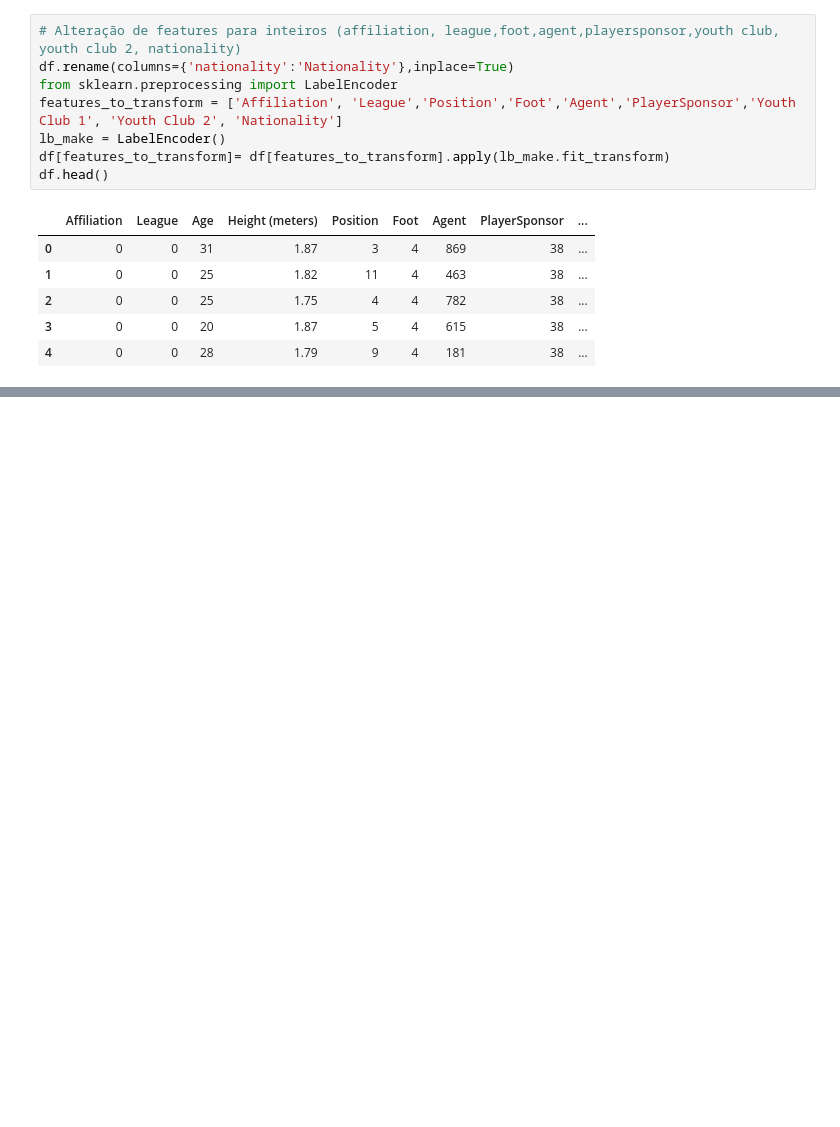
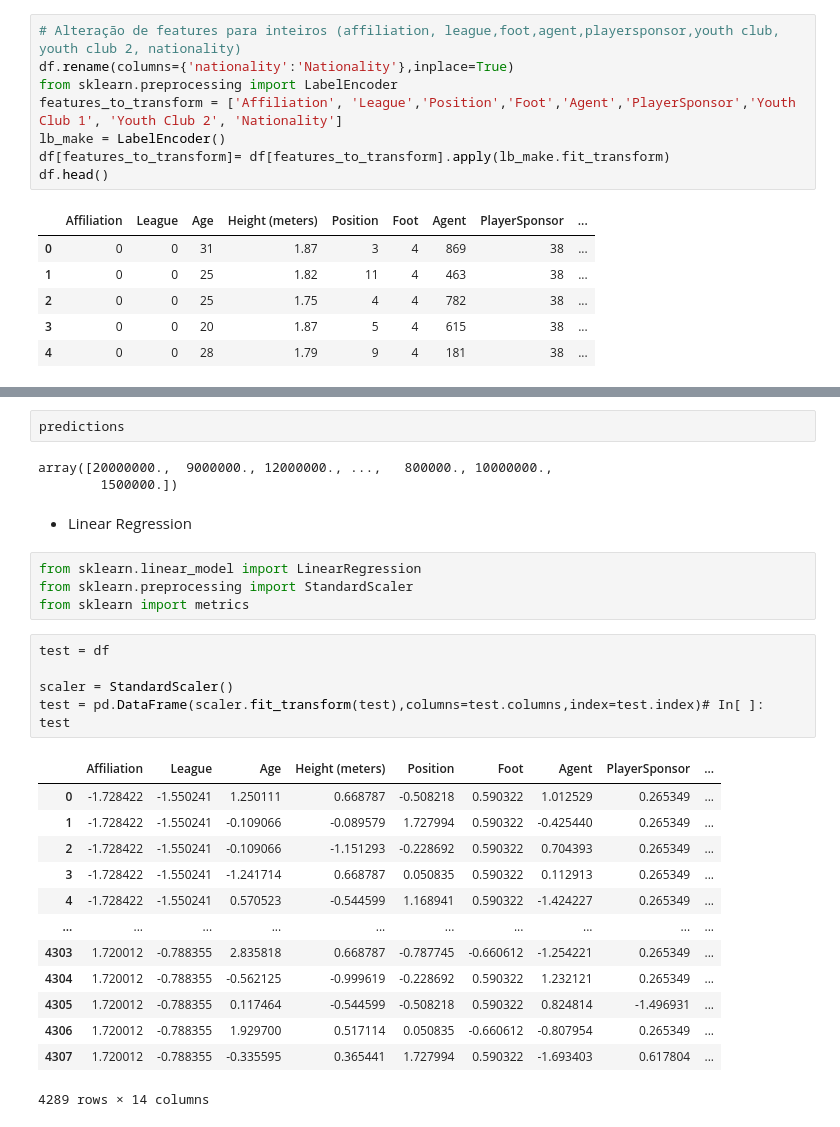
Before and after one commit to simaocunha71/machine_learning-daa, a Jupyter notebook: tarefa_grupo.ipynb, the cells around one changed output, grey strips where cells are left out. Saved outputs shown, nothing was run; the diff lists cells and outputs as text; blank space fills up the shorter version.

```diff
--- a/tarefa_grupo.ipynb
+++ b/tarefa_grupo.ipynb
@@ -250,0 +348,31 @@ df.head()
+# %%
+predictions
+# %% [output]
+array([20000000.,  9000000., 12000000., ...,   800000., 10000000.,
+        1500000.])
+# %% [markdown]
+* Linear Regression
+# %%
+from sklearn.linear_model import LinearRegression
+from sklearn.preprocessing import StandardScaler
+from sklearn import metrics
+# %%
+test = df
+
+scaler = StandardScaler()
+test = pd.DataFrame(scaler.fit_transform(test),columns=test.columns,index=test.index)# In[ ]:
+test
+# %% [output]
+|  | Affiliation | League | Age | Height (meters) | Position | Foot | Agent | PlayerSponsor | ... |
+| 0 | -1.728422 | -1.550241 | 1.250111 | 0.668787 | -0.508218 | 0.590322 | 1.012529 | 0.265349 | ... |
+| 1 | -1.728422 | -1.550241 | -0.109066 | -0.089579 | 1.727994 | 0.590322 | -0.425440 | 0.265349 | ... |
+| 2 | -1.728422 | -1.550241 | -0.109066 | -1.151293 | -0.228692 | 0.590322 | 0.704393 | 0.265349 | ... |
+| 3 | -1.728422 | -1.550241 | -1.241714 | 0.668787 | 0.050835 | 0.590322 | 0.112913 | 0.265349 | ... |
+| 4 | -1.728422 | -1.550241 | 0.570523 | -0.544599 | 1.168941 | 0.590322 | -1.424227 | 0.265349 | ... |
+| ... | ... | ... | ... | ... | ... | ... | ... | ... | ... |
+| 4303 | 1.720012 | -0.788355 | 2.835818 | 0.668787 | -0.787745 | -0.660612 | -1.254221 | 0.265349 | ... |
+| 4304 | 1.720012 | -0.788355 | -0.562125 | -0.999619 | -0.228692 | 0.590322 | 1.232121 | 0.265349 | ... |
+| 4305 | 1.720012 | -0.788355 | 0.117464 | -0.544599 | -0.508218 | 0.590322 | 0.824814 | -1.496931 | ... |
+| 4306 | 1.720012 | -0.788355 | 1.929700 | 0.517114 | 0.050835 | -0.660612 | -0.807954 | 0.265349 | ... |
+| 4307 | 1.720012 | -0.788355 | -0.335595 | 0.365441 | 1.727994 | 0.590322 | -1.693403 | 0.617804 | ... |
+4289 rows × 14 columns
```
Also changed, not shown: parts of 20 cells of this notebook, 2 other files.
